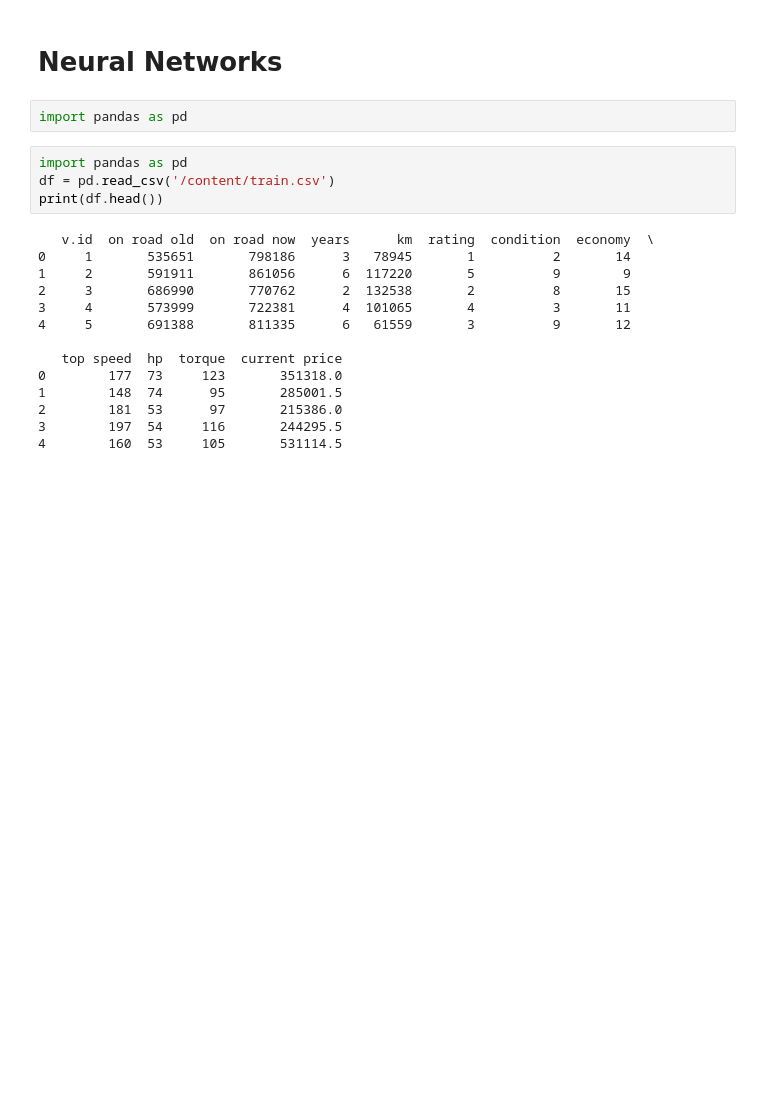
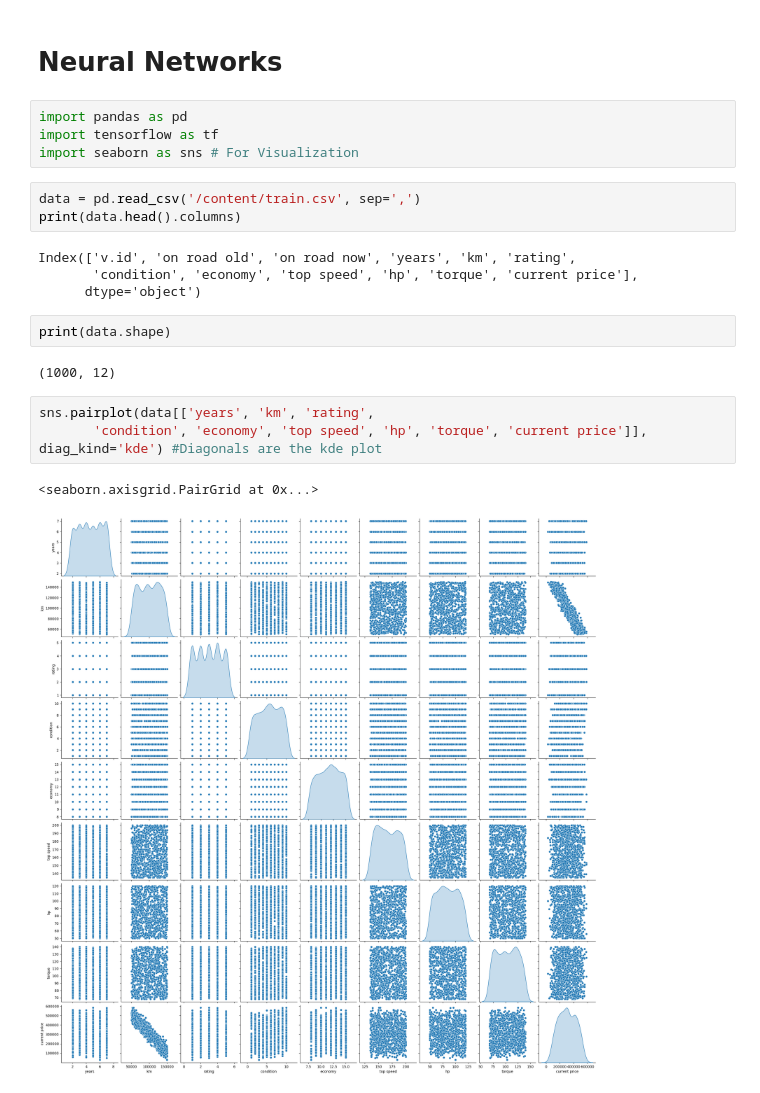
Before and after one commit to sleepsonrockss/Deep-Learning, a Jupyter notebook: NeuralNetwork.ipynb, the cells around one changed output. Cells and saved outputs as stored; diff of their text form; blank space fills up the shorter version.

Commit message:
SNS & Kde plot

```diff
--- a/NeuralNetwork.ipynb
+++ b/NeuralNetwork.ipynb
@@ -1,22 +1,23 @@
 # %% [markdown]
 # Neural Networks
-# %%
-import pandas as pd
+# %%
+import pandas as pd
+import tensorflow as tf
+import seaborn as sns # For Visualization
 # %%
-import pandas as pd
-df = pd.read_csv('/content/train.csv')
-print(df.head())
+data = pd.read_csv('/content/train.csv', sep=',')
+print(data.head().columns)
 # %% [output]
-   v.id  on road old  on road now  years      km  rating  condition  economy  \
-0     1       535651       798186      3   78945       1          2       14
-1     2       591911       861056      6  117220       5          9        9
-2     3       686990       770762      2  132538       2          8       15
-3     4       573999       722381      4  101065       4          3       11
-4     5       691388       811335      6   61559       3          9       12
-
-   top speed  hp  torque  current price
-0        177  73     123       351318.0
-1        148  74      95       285001.5
-2        181  53      97       215386.0
-3        197  54     116       244295.5
-4        160  53     105       531114.5
+Index(['v.id', 'on road old', 'on road now', 'years', 'km', 'rating',
+       'condition', 'economy', 'top speed', 'hp', 'torque', 'current price'],
+      dtype='object')
+# %%
+print(data.shape)
+# %% [output]
+(1000, 12)
+# %%
+sns.pairplot(data[['years', 'km', 'rating',
+       'condition', 'economy', 'top speed', 'hp', 'torque', 'current price']], diag_kind='kde') #Diagonals are the kde plot
+# %% [output]
+<seaborn.axisgrid.PairGrid at 0x...>
+[figure, added]
```
